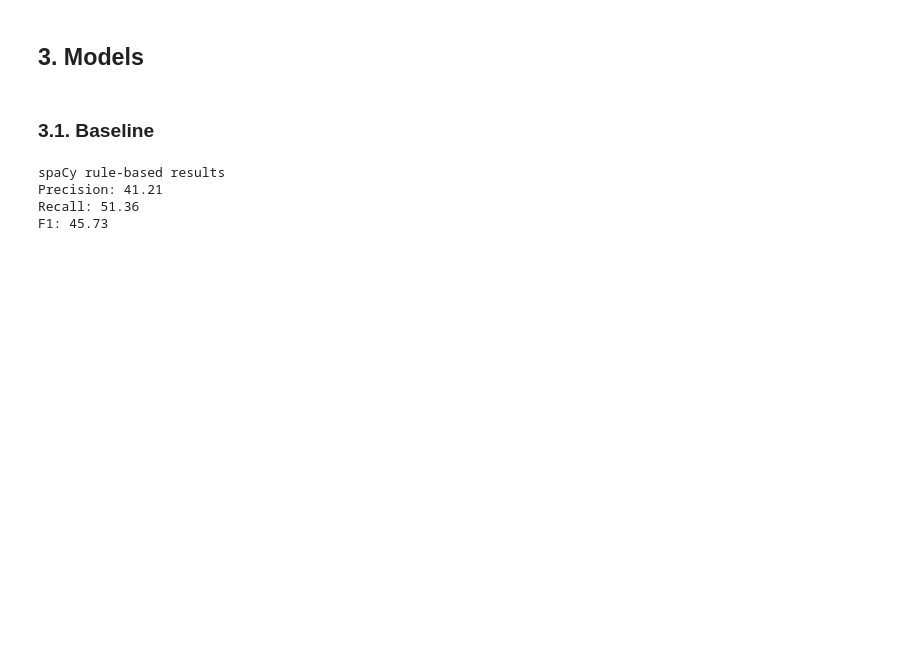
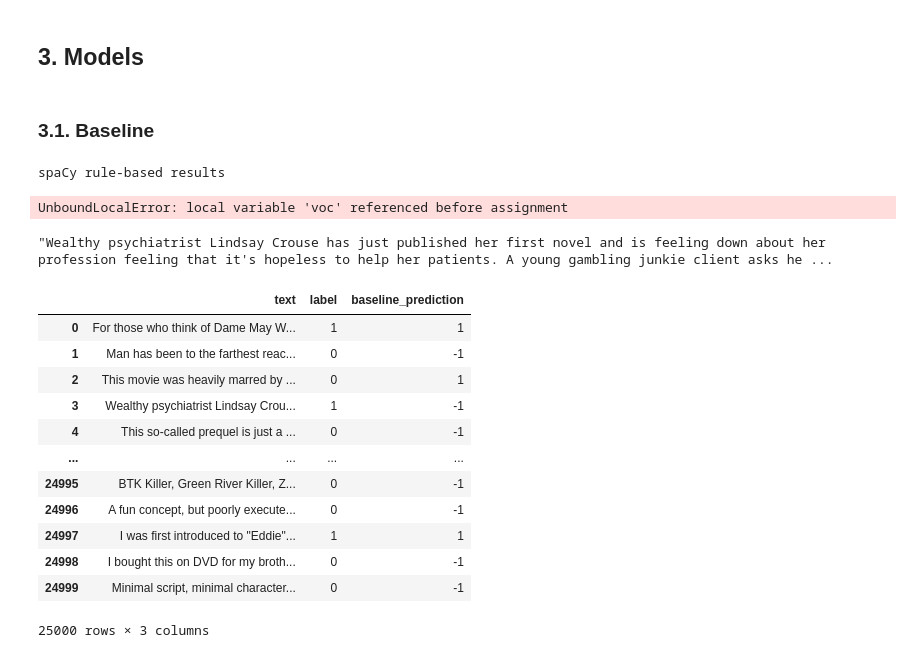
Before and after one commit to smanotasa/NLP_Final, a Jupyter notebook: Baseline.ipynb, the cells around one changed output. Saved outputs shown, nothing was run; the diff lists cells and outputs as text; code cells hidden in the pictures; blank space fills up the shorter version.

Commit message:
Baseline v1.5

```diff
--- a/Baseline.ipynb
+++ b/Baseline.ipynb
@@ -76,7 +92,7 @@ bad_dictionary = ['awful', 'bad', 'i hate',
                   'horrible', 'dreadful',
                   'terrible', 'poor', 'boring',
                   'weak script', 'not funny',
-                  'rubbish', 'pointless', '']
+                  'rubbish', 'pointless', 'crap']
 
 def get_metrics(y_trues, y_preds, verbose=True):
 
@@ -104,13 +120,17 @@ def define_matcher(nlp, vocabulary, anti_vocabulary):
   matcher, matcher_fp = Matcher(nlp.vocab), Matcher(nlp.vocab)
 
   for voc in vocabulary:
-    doc = nlp(voc)
-    pattern1 = [{"LOWER": tok.text} for tok in doc]
-    matcher.add("extract_pattern",  [pattern1])
+    if voc:
+      doc = nlp(voc)
+      pattern1 = [{"LOWER": tok.text} for tok in doc]
+      pattern2 = [{"LEMMA": {"IN": ["like", "love"]}}, {"POS":"DET", "OP": "?"}, {"POS": "NOUN"}]
+      patterns = [pattern1, pattern2]
+      matcher.add("extract_pattern",  patterns)
+
 
   if anti_vocabulary:
     for voc in anti_vocabulary:
-      if ' ' not in voc:
+      if ' ' not in voc and voc:
         doc = nlp(voc)
         pattern3 = [{"LOWER": {"IN": ["was", "did", "had"]}},
                     {"LEMMA": "not", "OP": "?"},
@@ -202,6 +222,27 @@ final_outputs = get_spacy_metrics(nlp, my_texts, trues, good_dictionary, bad_dic
                            verbose=True)
 # %% [output]
 spaCy rule-based results
-Precision: 41.21
-Recall: 51.36
-F1: 45.73
+UnboundLocalError: local variable 'voc' referenced before assignment
+# %%
+train_data['baseline_prediction'] = final_outputs
+# %%
+with pd.option_context('display.max_colwidth', None):
+  display(train_data['text'].iloc[3])
+# %% [output]
+"Wealthy psychiatrist Lindsay Crouse has just published her first novel and is feeling down about her profession feeling that it's hopeless to help her patients. A young gambling junkie client asks he ...
+# %%
+train_data
+# %% [output]
+|  | text | label | baseline_prediction |
+| 0 | For those who think of Dame May W... | 1 | 1 |
+| 1 | Man has been to the farthest reac... | 0 | -1 |
+| 2 | This movie was heavily marred by ... | 0 | 1 |
+| 3 | Wealthy psychiatrist Lindsay Crou... | 1 | -1 |
+| 4 | This so-called prequel is just a ... | 0 | -1 |
+| ... | ... | ... | ... |
+| 24995 | BTK Killer, Green River Killer, Z... | 0 | -1 |
+| 24996 | A fun concept, but poorly execute... | 0 | -1 |
+| 24997 | I was first introduced to "Eddie"... | 1 | 1 |
+| 24998 | I bought this on DVD for my broth... | 0 | -1 |
+| 24999 | Minimal script, minimal character... | 0 | -1 |
+25000 rows × 3 columns
```
Also changed, not shown: parts of 5 cells of this notebook, 1 other file.
